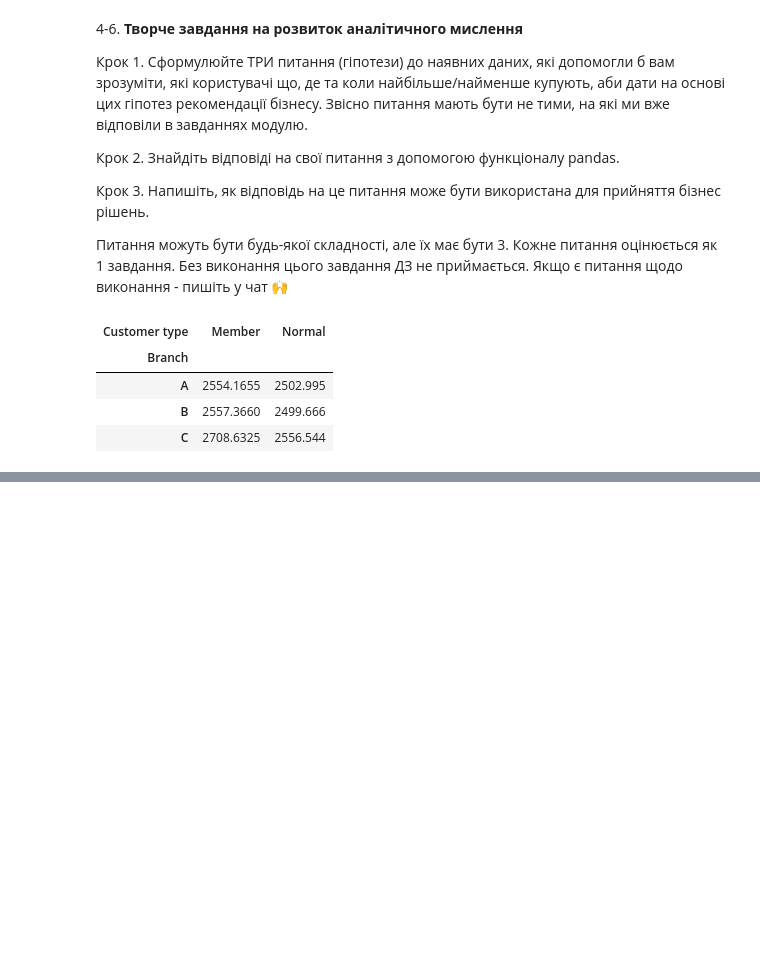
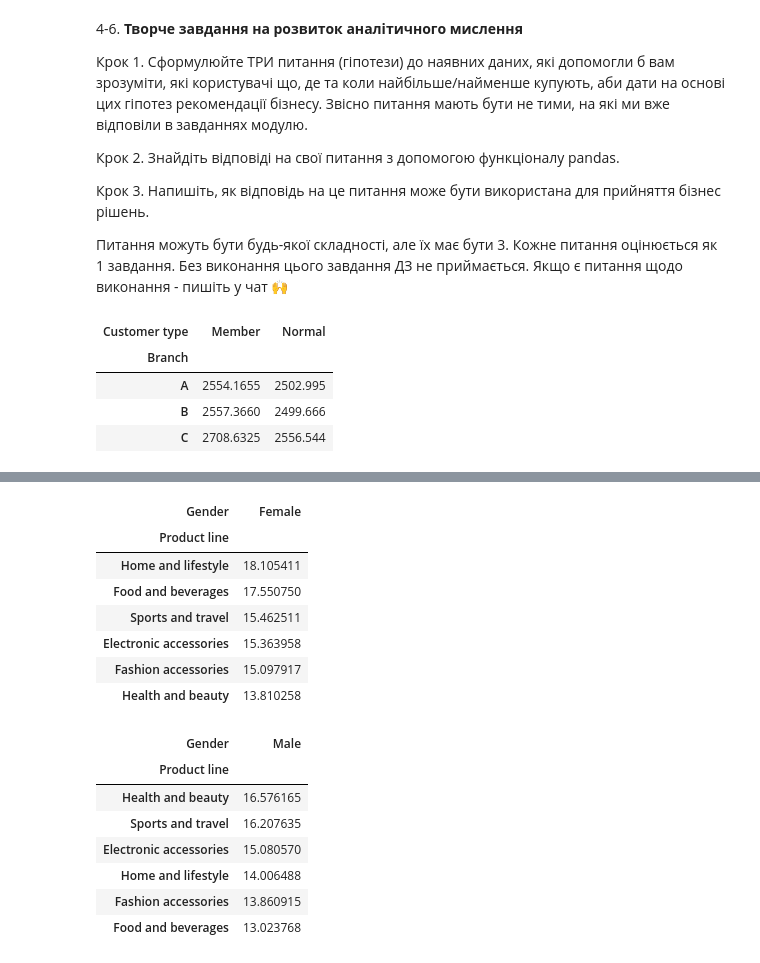
Before and after one commit to AnnaShtyn/python_for_hw_tasks, a Jupyter notebook: HW_Anna_Shtyn_10_4_apply,_groupby,_pivot_table.ipynb, the cells around one changed output, grey strips where cells are left out. Saved outputs shown, nothing was run; the diff lists cells and outputs as text; code cells hidden in the pictures; blank space fills up the shorter version.

```diff
--- a/HW_Anna_Shtyn_10_4_apply,_groupby,_pivot_table.ipynb
+++ b/HW_Anna_Shtyn_10_4_apply,_groupby,_pivot_table.ipynb
@@ -97,0 +107,22 @@ pd.pivot_table(df, index='Branch', columns='Customer type', values='gross income
+# %%
+# Теорія 3: аналіз показників покупок за категоріями товарів та стАттю покупців:
+fav_fem_prod = pd.pivot_table(df[df.Gender=='Female'], index='Product line', columns='Gender', values='gross income').sort_values(by='Female', ascending=False)
+fav_male_prod = pd.pivot_table(df[df.Gender=='Male'], index='Product line', columns='Gender', values='gross income').sort_values(by='Male', ascending=False)
+display(fav_fem_prod, fav_male_prod)
+# %% [output]
+| Gender | Female |
+| Product line |  |
+| Home and lifestyle | 18.105411 |
+| Food and beverages | 17.550750 |
+| Sports and travel | 15.462511 |
+| Electronic accessories | 15.363958 |
+| Fashion accessories | 15.097917 |
+| Health and beauty | 13.810258 |
+| Gender | Male |
+| Product line |  |
+| Health and beauty | 16.576165 |
+| Sports and travel | 16.207635 |
+| Electronic accessories | 15.080570 |
+| Home and lifestyle | 14.006488 |
+| Fashion accessories | 13.860915 |
+| Food and beverages | 13.023768 |
```
Also changed, not shown: parts of 3 cells of this notebook.
